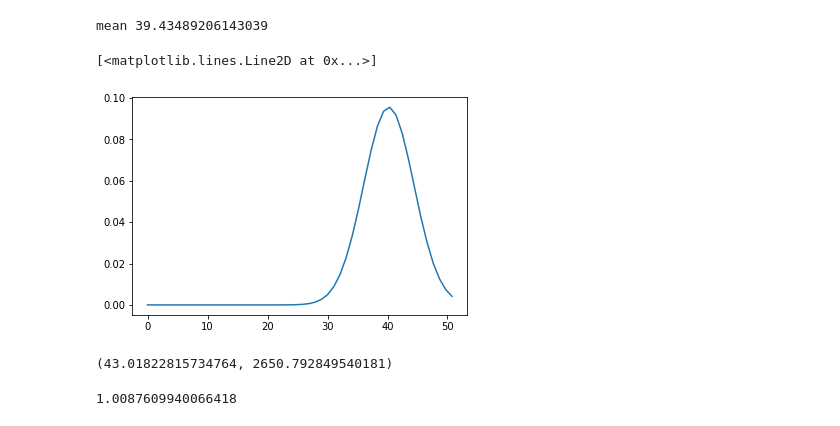
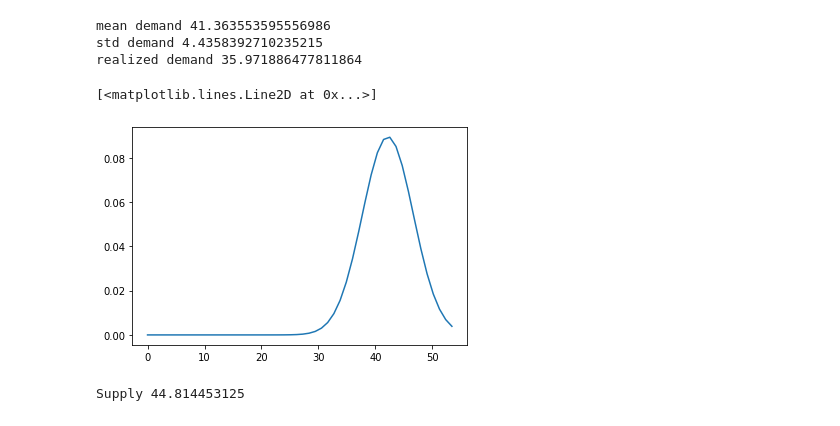
Before and after one commit to dsbowen/fcast-demo, a Jupyter notebook: utils.ipynb, the cells around one changed output. Drawn from its saved outputs; the diff is of its cells as text; code cells hidden in the pictures.

```diff
--- a/utils.ipynb
+++ b/utils.ipynb
@@ -41,22 +39,22 @@ plt.plot(x)
 # %%
 demand.fit(x[-1], len(x))
-print('mean', demand.mean())
+r_demand = demand.rvs()
+print('mean demand', demand.mean())
+print('std demand', demand.std())
+print('realized demand', r_demand)
 plt.plot(demand.x, demand.f_x)
 # %% [output]
-mean 39.43489206143039
+mean demand 41.363553595556986
+std demand 4.4358392710235215
+realized demand 35.971886477811864
 [<matplotlib.lines.Line2D at 0x...>]
-[figure, old version]
+[figure, new version]
 # %%
-def compute_exp_profit(demand, supply, price, cost, size=1000):
-    x = demand.rvs(size=size)
-    purchased = np.clip(x, 0, supply)
-    return price*purchased.mean() - cost*supply
-
-def maximize(demand, price, cost, tol=.01, maxiter=100, size=1000):
+def maximize(demand, price, cost, overtime, tol=.01, maxiter=100, size=1000):
     def compute_exp_profit(q):
         supply = demand.ppf(q)
-        purchased = np.clip(x, 0, supply)
-        return supply, price*purchased.mean() - cost*supply
+        tot_cost = cost*supply + overtime*np.clip(x-supply, 0, np.inf)
+        return supply, (price*x - tot_cost).mean()
 
     x = demand.rvs(size=size)
     opt_supply, max_exp_profit = 0, 0
@@ -71,27 +69,12 @@ def maximize(demand, price, cost, tol=.01, maxiter=100, size=1000):
         q += step if delta>=0 else -step
         if i>0 and abs(delta) < tol:
             break
-    return opt_supply, max_exp_profit
+    return opt_supply
+
+p, c, ot = 100, 30, 90
+lb, ub, mu, sigma = 0, 52, 42, 4
+fcast_demand = MaxEntropy().fit(lb, ub, [lambda x: x, lambda x: (x-mu)**2], [mu, sigma**2])
+supply = maximize(fcast_demand, p, c, ot)
+print('Supply', supply)
+# %% [output]
+Supply 44.814453125
-# %%
-maximize(demand, 100, 30)
-# %% [output]
-(43.01822815734764, 2650.792849540181)
-# %%
-def compute_profit_index(demand, forecast, target, baseline, price, cost, size=1000):
-    def compute_exp_profit(dist):
-        supply, _ = maximize(dist, price, cost)
-        purchased = np.clip(x, 0, supply)
-        return price*purchased.mean() - cost*supply
-
-    x = demand.rvs(size=size)
-    fcast_profit = compute_exp_profit(forecast)
-    target_profit = compute_exp_profit(target)
-    base_profit = compute_exp_profit(baseline)
-    return (fcast_profit - base_profit) / (target_profit - base_profit)
-
-price, cost = 5, 1
-demand.fit(25, 10)
-baseline = uniform(demand.ppf(.01), demand.ppf(.99))
-compute_profit_index(demand, demand, demand, baseline, price, cost)
-# %% [output]
-1.0087609940066418
```
Also changed, not shown: parts of 5 cells of this notebook, 5 other files.
